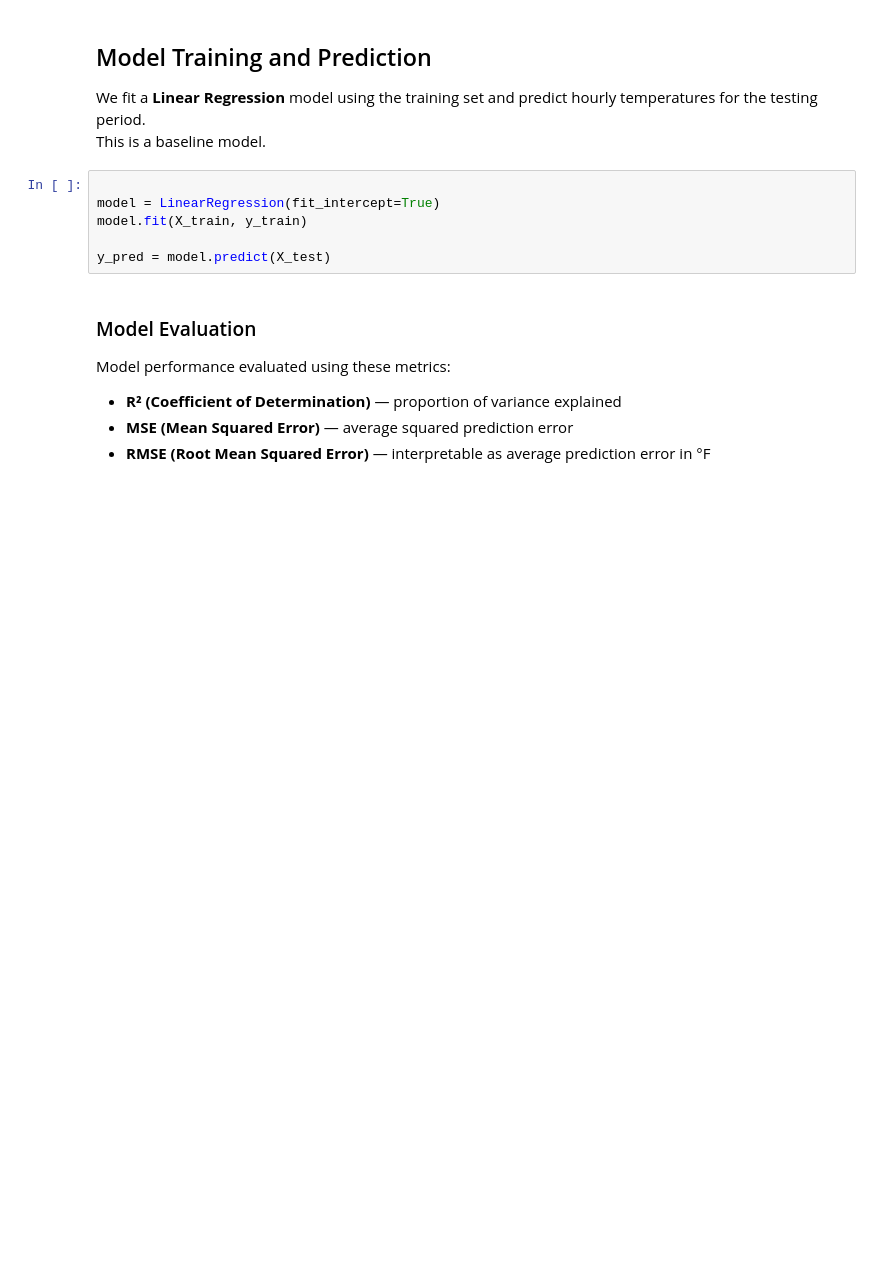
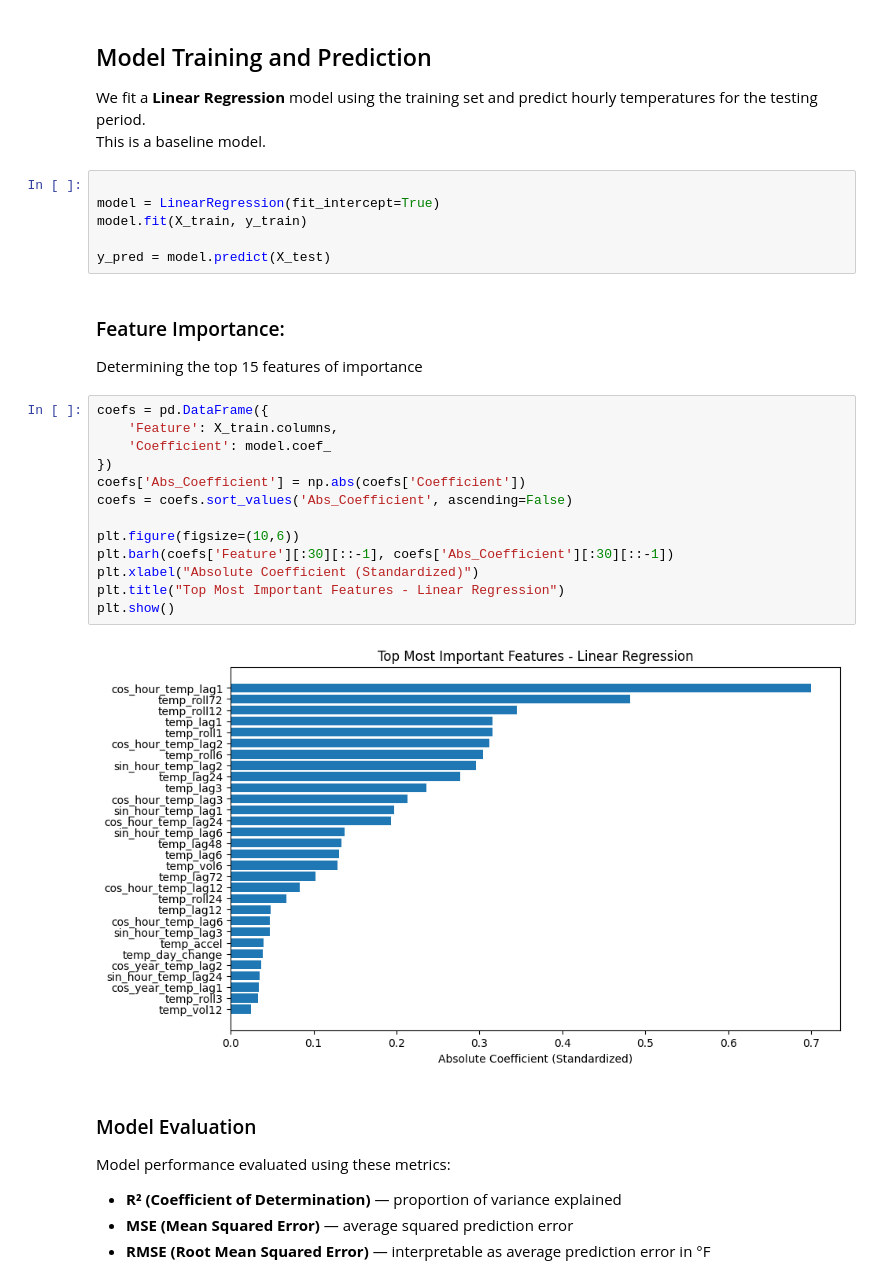
Before and after one commit to oarkse7486/ai-520-wthr-proj, a Jupyter notebook: Linear.ipynb, the cells around one changed output. Drawn from its saved outputs; the diff is of its cells as text; blank space fills up the shorter version.

```diff
--- a/Linear.ipynb
+++ b/Linear.ipynb
@@ -214,6 +246,25 @@ model = LinearRegression(fit_intercept=True)
 model.fit(X_train, y_train)
 
 y_pred = model.predict(X_test)
+# %% [markdown]
+### Feature Importance:
+
+Determining the top 15 features of importance
+# %%
+coefs = pd.DataFrame({
+    'Feature': X_train.columns,
+    'Coefficient': model.coef_
+})
+coefs['Abs_Coefficient'] = np.abs(coefs['Coefficient'])
+coefs = coefs.sort_values('Abs_Coefficient', ascending=False)
+
+plt.figure(figsize=(10,6))
+plt.barh(coefs['Feature'][:30][::-1], coefs['Abs_Coefficient'][:30][::-1])
+plt.xlabel("Absolute Coefficient (Standardized)")
+plt.title("Top Most Important Features - Linear Regression")
+plt.show()
+# %% [output]
+[figure, added]
 # %% [markdown]
 ### Model Evaluation
 
```
Also changed, not shown: parts of 7 cells of this notebook, 1 other file.
